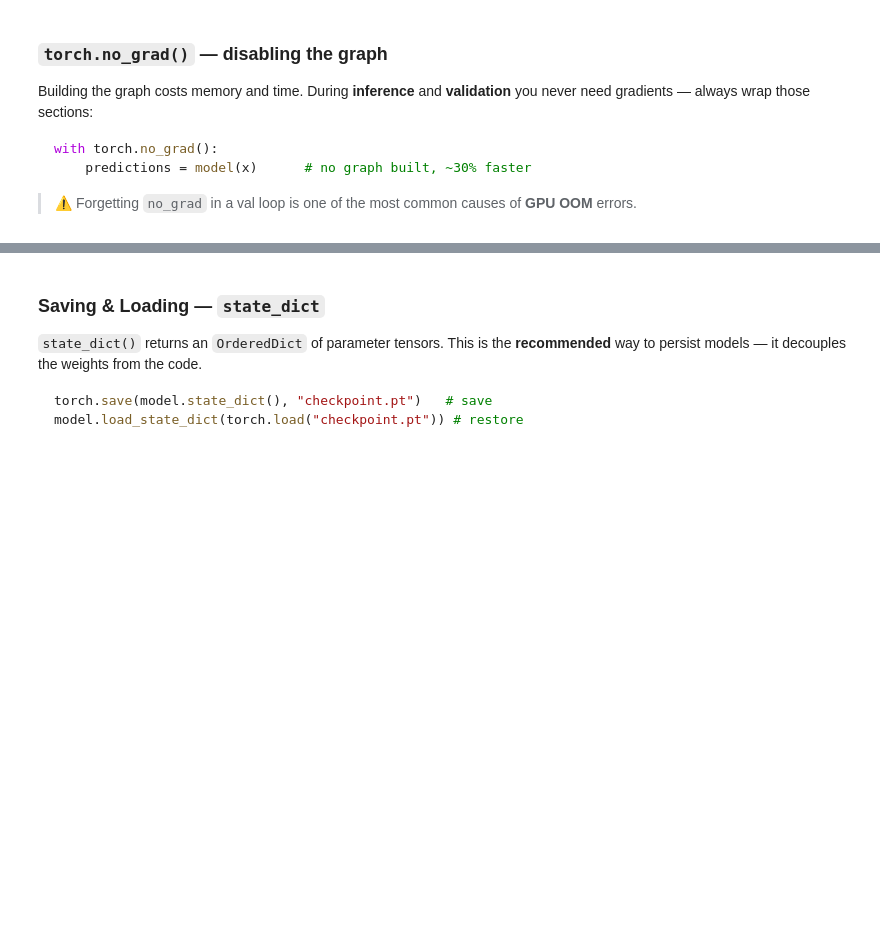
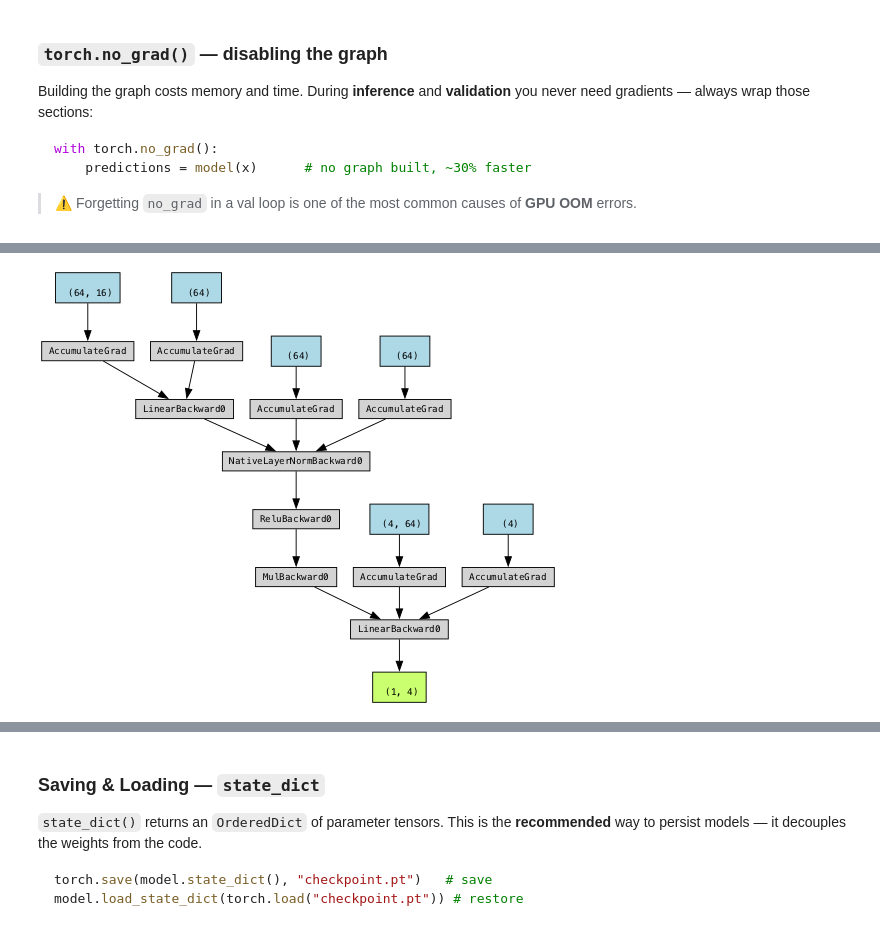
Before and after one commit to dragon-warrior-nyc/pytorch-tutorial, a Jupyter notebook: pytorch_tutorial/01_pytorch_fundamentals.ipynb, the cells around one changed output, grey strips where cells are left out. Saved outputs shown, nothing was run; the diff lists cells and outputs as text; code cells hidden in the pictures; blank space fills up the shorter version.

```diff
--- a/pytorch_tutorial/01_pytorch_fundamentals.ipynb
+++ b/pytorch_tutorial/01_pytorch_fundamentals.ipynb
@@ -401,0 +510,14 @@ print(f"\nTotal parameters: {n_params:,}")
+# %%
+from torchviz import make_dot
+from IPython.display import Image, display
+
+# ── Option A: torchviz — forward-pass ops only (no parameter/saved-tensor clutter) ──
+x_vis = torch.randn(1, 16, device=device)
+model.train()
+out_vis = model(x_vis)
+
+dot = make_dot(out_vis)   # no params / show_attrs / show_saved → ops only
+dot.attr(rankdir="TB", size="4,8", dpi="130")
+display(Image(dot.pipe(format="png")))
+# %% [output]
+[figure, added]
```
Also changed, not shown: parts of 9 cells of this notebook, 3 other files.
